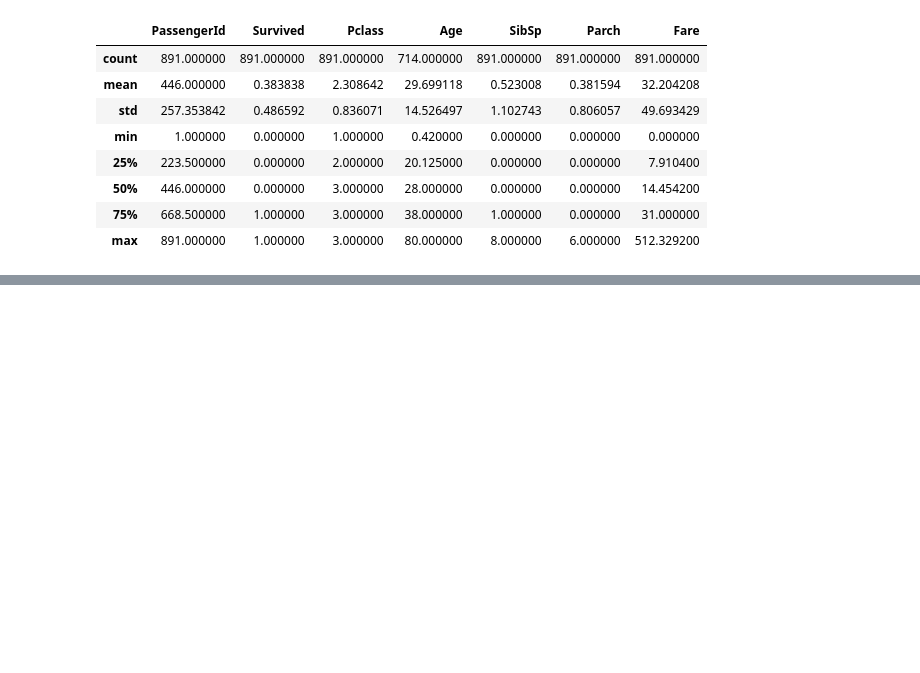
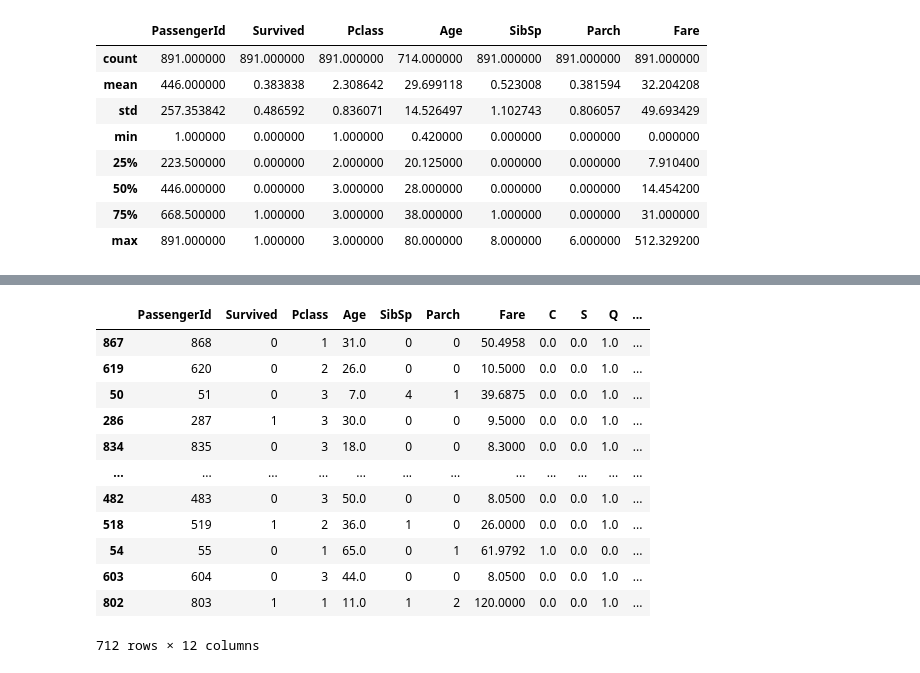
Before and after one commit to xKazimir/TITANIC_PREDICTION, a Jupyter notebook: Titanic_prediction.ipynb, the cells around one changed output, grey strips where cells are left out. Drawn from its saved outputs; the diff is of its cells as text; code cells hidden in the pictures; blank space fills up the shorter version.

Commit message:
added an imputer for age due to many missing values, a feature encoder and a feature dropper into a pipeline

```diff
--- a/Titanic_prediction.ipynb
+++ b/Titanic_prediction.ipynb
@@ -42,0 +93,53 @@ plt.show()
+# %%
+class FeatureEncoder (BaseEstimator, TransformerMixin) :
+    def fit (self, X, y = None) :
+        return self
+    def transform(self,X) :
+        encoder = OneHotEncoder()
+        matrix = encoder.fit_transform(X[["Embarked"]]).toarray()
+
+        column_names = ["C", "S", "Q", "N"]
+
+        for i in range (len(matrix.T)) :
+            X[column_names[i]] = matrix.T[i]
+
+        matrix = encoder.fit_transform(X[["Sex"]]).toarray()
+
+        column_names = ["Male", "Female"]
+
+        for i in range (len(matrix.T)) :
+            X[column_names[i]] = matrix.T[i]
+
+        return X
+# %%
+class FeatureDropper (BaseEstimator, TransformerMixin) :
+    def fit (self, X, y = None) :
+        return self
+
+    def transform(self,X) :
+        return X.drop (["Embarked", "Name", "Ticket", "Cabin", "Sex", "N"], axis = 1, errors="ignore")
+# %%
+from sklearn.pipeline import Pipeline
+
+pipeline = Pipeline([("ageimputer", AgeImputer()),
+                     ("featureencoder", FeatureEncoder()),
+                     ("featuredropper", FeatureDropper())
+                    ])
+# %%
+strat_train_set = pipeline.fit_transform(strat_train_set)
+# %%
+strat_train_set
+# %% [output]
+|  | PassengerId | Survived | Pclass | Age | SibSp | Parch | Fare | C | S | Q | ... |
+| 867 | 868 | 0 | 1 | 31.0 | 0 | 0 | 50.4958 | 0.0 | 0.0 | 1.0 | ... |
+| 619 | 620 | 0 | 2 | 26.0 | 0 | 0 | 10.5000 | 0.0 | 0.0 | 1.0 | ... |
+| 50 | 51 | 0 | 3 | 7.0 | 4 | 1 | 39.6875 | 0.0 | 0.0 | 1.0 | ... |
+| 286 | 287 | 1 | 3 | 30.0 | 0 | 0 | 9.5000 | 0.0 | 0.0 | 1.0 | ... |
+| 834 | 835 | 0 | 3 | 18.0 | 0 | 0 | 8.3000 | 0.0 | 0.0 | 1.0 | ... |
+| ... | ... | ... | ... | ... | ... | ... | ... | ... | ... | ... | ... |
+| 482 | 483 | 0 | 3 | 50.0 | 0 | 0 | 8.0500 | 0.0 | 0.0 | 1.0 | ... |
+| 518 | 519 | 1 | 2 | 36.0 | 1 | 0 | 26.0000 | 0.0 | 0.0 | 1.0 | ... |
+| 54 | 55 | 0 | 1 | 65.0 | 0 | 1 | 61.9792 | 1.0 | 0.0 | 0.0 | ... |
+| 603 | 604 | 0 | 3 | 44.0 | 0 | 0 | 8.0500 | 0.0 | 0.0 | 1.0 | ... |
+| 802 | 803 | 1 | 1 | 11.0 | 1 | 2 | 120.0000 | 0.0 | 0.0 | 1.0 | ... |
+712 rows × 12 columns
```
Also changed, not shown: parts of 7 cells of this notebook.
